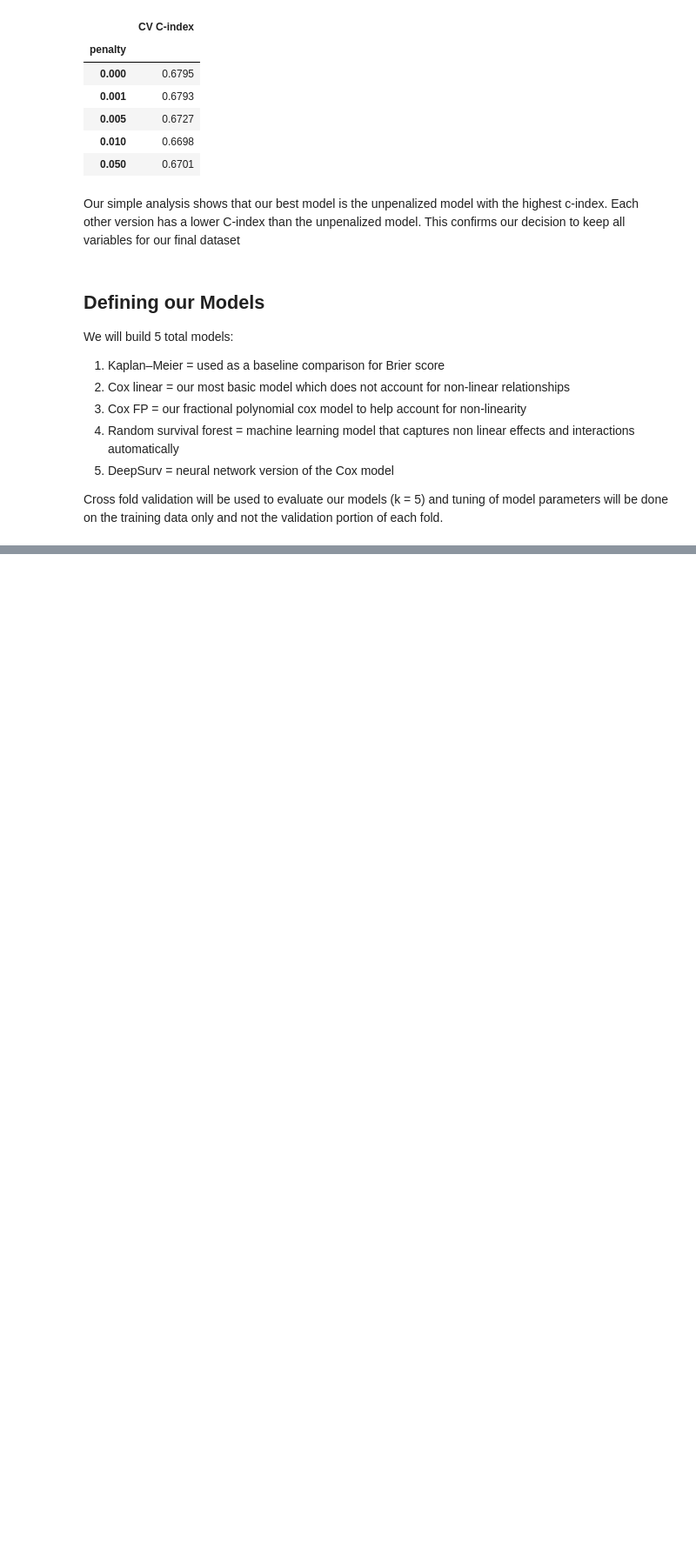
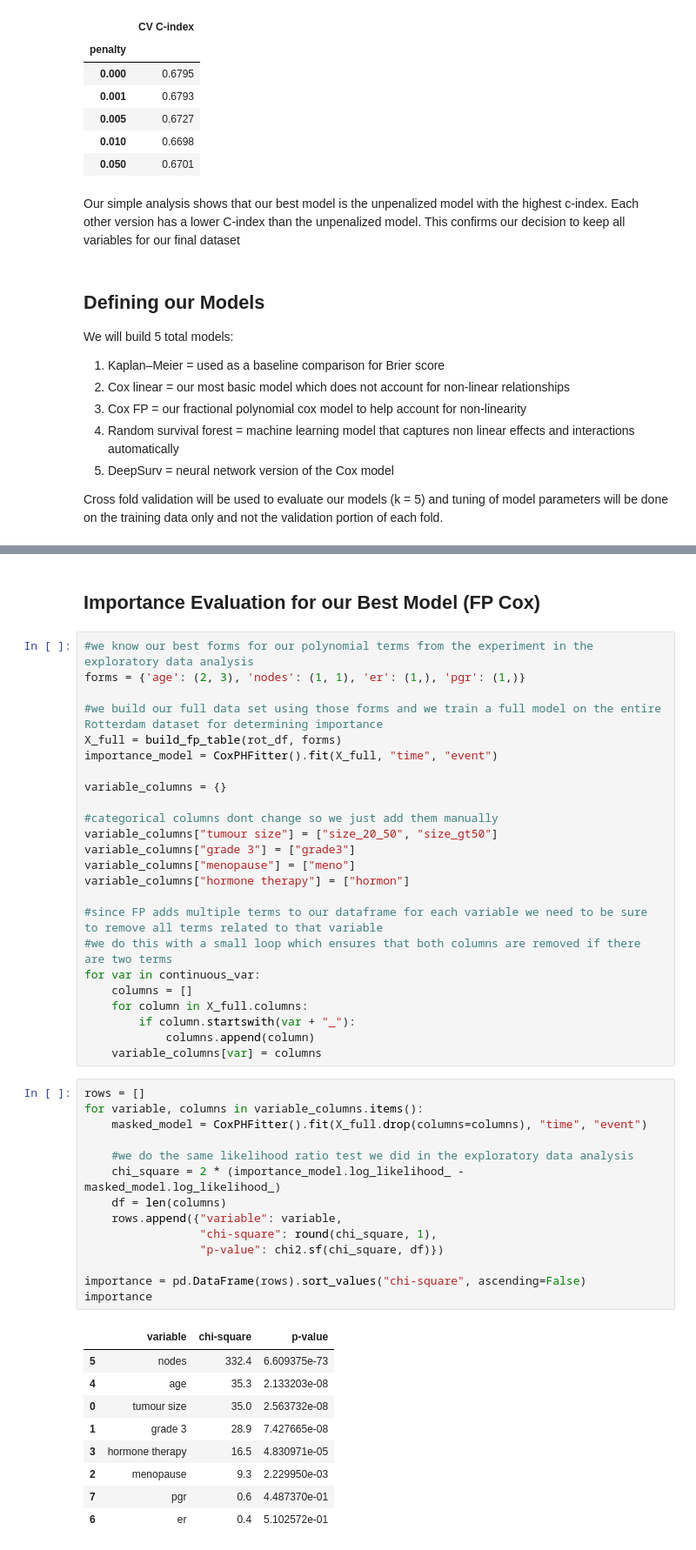
Before and after one commit to honsur/Computational-Medicine-Breast-Cancer-Project, a Jupyter notebook: Exploratory Data Analysis of Rotterdam and GBSC2.ipynb, the cells around one changed output, grey strips where cells are left out. Shown at 87% size. Cells and saved outputs as stored; diff of their text form; blank space fills up the shorter version.

```diff
--- a/Exploratory Data Analysis of Rotterdam and GBSC2.ipynb
+++ b/Exploratory Data Analysis of Rotterdam and GBSC2.ipynb
@@ -380,3 +825,53 @@ Cross fold validation will be used to evaluate our models (k = 5) and tuning of
+# %% [markdown]
+## Importance Evaluation for our Best Model (FP Cox)
+# %%
+#we know our best forms for our polynomial terms from the experiment in the exploratory data analysis
+forms = {'age': (2, 3), 'nodes': (1, 1), 'er': (1,), 'pgr': (1,)}
+
+#we build our full data set using those forms and we train a full model on the entire Rotterdam dataset for determining importance
+X_full = build_fp_table(rot_df, forms)
+importance_model = CoxPHFitter().fit(X_full, "time", "event")
+
+variable_columns = {}
+
+#categorical columns dont change so we just add them manually
+variable_columns["tumour size"] = ["size_20_50", "size_gt50"]
+variable_columns["grade 3"] = ["grade3"]
+variable_columns["menopause"] = ["meno"]
+variable_columns["hormone therapy"] = ["hormon"]
+
+#since FP adds multiple terms to our dataframe for each variable we need to be sure to remove all terms related to that variable
+#we do this with a small loop which ensures that both columns are removed if there are two terms
+for var in continuous_var:
+    columns = []
+    for column in X_full.columns:
+        if column.startswith(var + "_"):
+            columns.append(column)
+    variable_columns[var] = columns
+# %%
+rows = []
+for variable, columns in variable_columns.items():
+    masked_model = CoxPHFitter().fit(X_full.drop(columns=columns), "time", "event")
+
+    #we do the same likelihood ratio test we did in the exploratory data analysis
+    chi_square = 2 * (importance_model.log_likelihood_ - masked_model.log_likelihood_)
+    df = len(columns)
+    rows.append({"variable": variable,
+                 "chi-square": round(chi_square, 1),
+                 "p-value": chi2.sf(chi_square, df)})
+
+importance = pd.DataFrame(rows).sort_values("chi-square", ascending=False)
+importance
+# %% [output]
+|  | variable | chi-square | p-value |
+| 5 | nodes | 332.4 | 6.609375e-73 |
+| 4 | age | 35.3 | 2.133203e-08 |
+| 0 | tumour size | 35.0 | 2.563732e-08 |
+| 1 | grade 3 | 28.9 | 7.427665e-08 |
+| 3 | hormone therapy | 16.5 | 4.830971e-05 |
+| 2 | menopause | 9.3 | 2.229950e-03 |
+| 7 | pgr | 0.6 | 4.487370e-01 |
+| 6 | er | 0.4 | 5.102572e-01 |
 # %% [markdown]
 ## Sources
 
```
Also changed, not shown: parts of 21 cells of this notebook.
